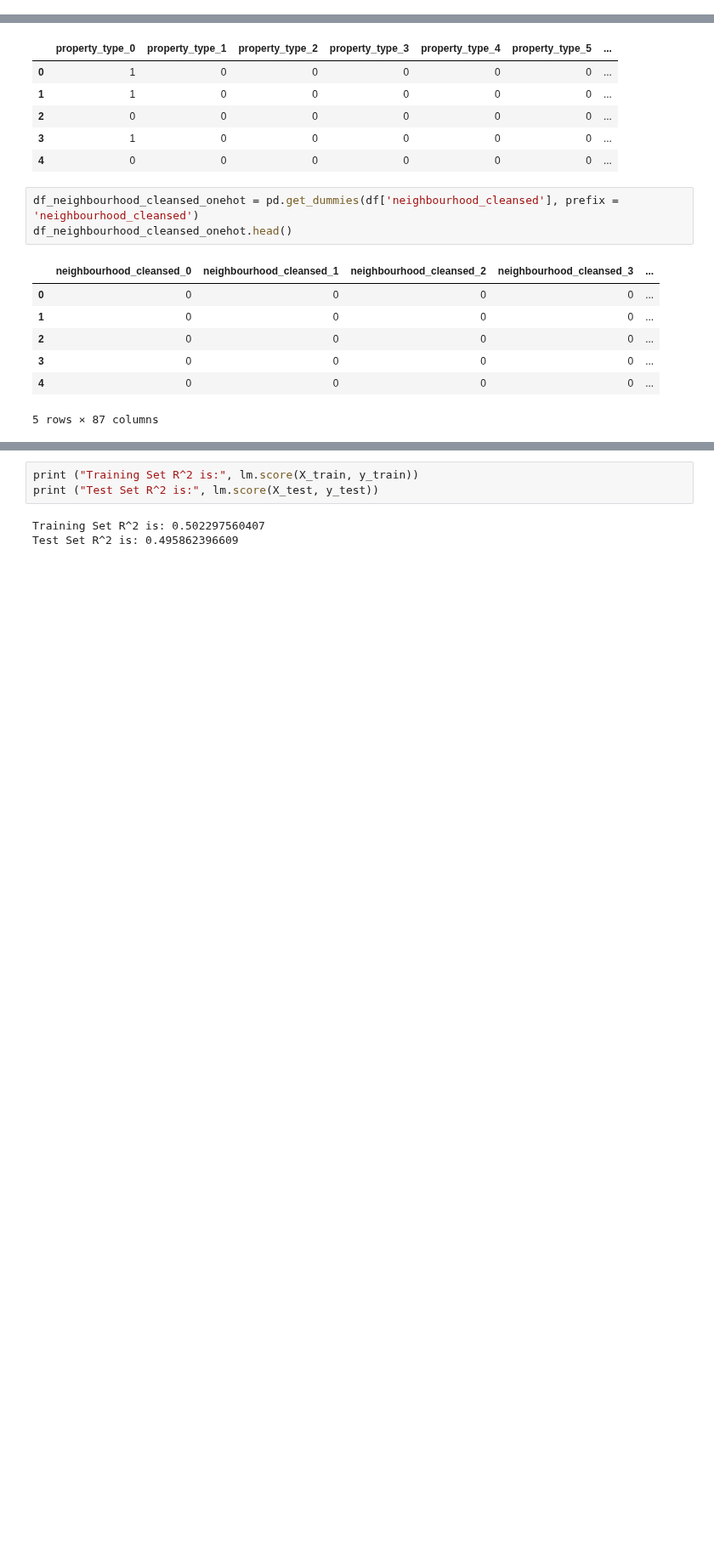
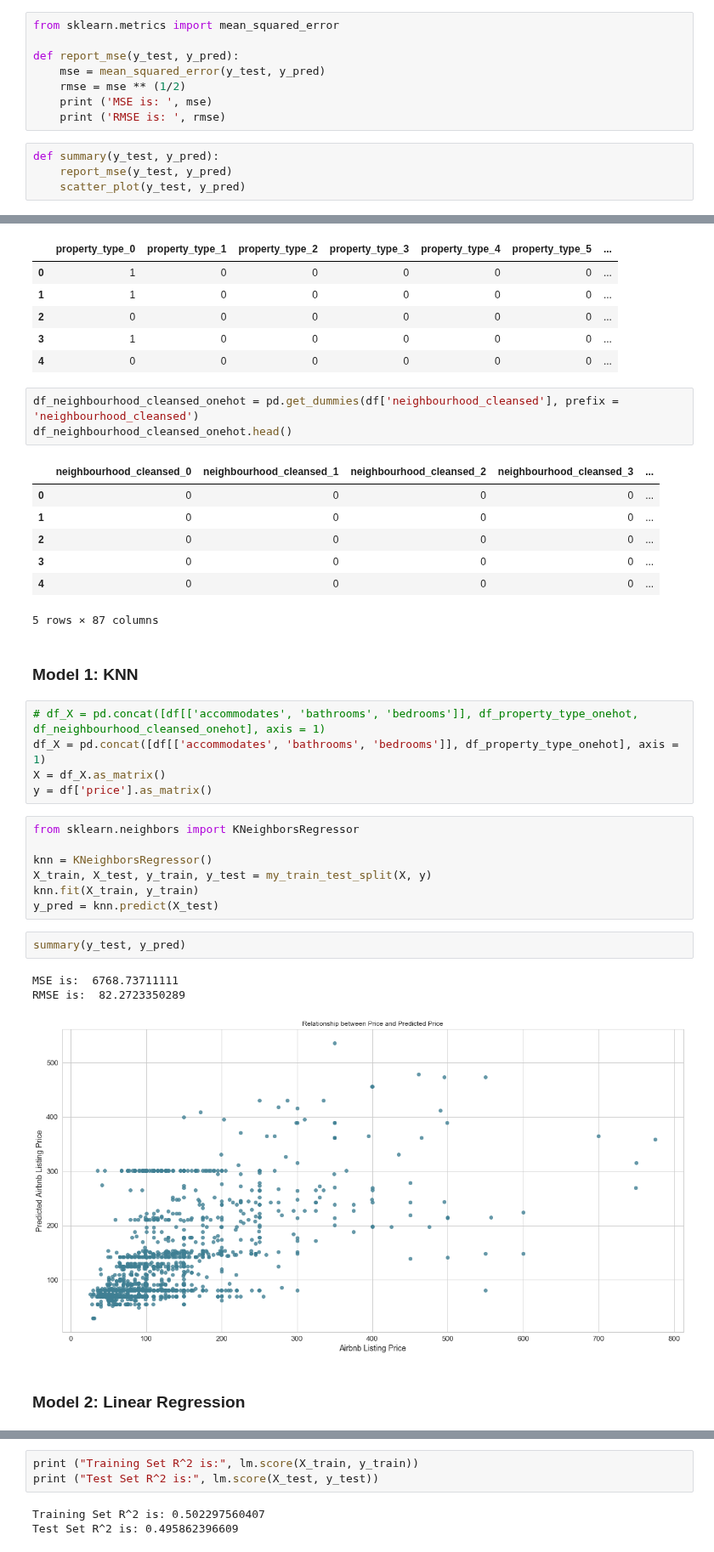
Before and after one commit to nicolechao/springboard-data-science, a Jupyter notebook: Capstone 1/Modeling/modeling.ipynb, the cells around one changed output, grey strips where cells are left out. Shown at 85% size. Cells and saved outputs as stored; diff of their text form; blank space fills up the shorter version.

```diff
--- a/Capstone 1/Modeling/modeling.ipynb
+++ b/Capstone 1/Modeling/modeling.ipynb
@@ -62,2 +88,14 @@ def get_sub_plot(width = 20, height = 10, label_font_size = 14, tick_font_size =
+# %%
+from sklearn.metrics import mean_squared_error
+
+def report_mse(y_test, y_pred):
+    mse = mean_squared_error(y_test, y_pred)
+    rmse = mse ** (1/2)
+    print ('MSE is: ', mse)
+    print ('RMSE is: ', rmse)
+# %%
+def summary(y_test, y_pred):
+    report_mse(y_test, y_pred)
+    scatter_plot(y_test, y_pred)
 # %% [markdown]
 ### Explore Data & Engineer Features
@@ -106,6 +120,28 @@ df_neighbourhood_cleansed_onehot.head()
 | 3 | 0 | 0 | 0 | 0 | ... |
 | 4 | 0 | 0 | 0 | 0 | ... |
 5 rows × 87 columns
+# %% [markdown]
+### Model 1: KNN
+# %%
+# df_X = pd.concat([df[['accommodates', 'bathrooms', 'bedrooms']], df_property_type_onehot, df_neighbourhood_cleansed_onehot], axis = 1)
+df_X = pd.concat([df[['accommodates', 'bathrooms', 'bedrooms']], df_property_type_onehot], axis = 1)
+X = df_X.as_matrix()
+y = df['price'].as_matrix()
+# %%
+from sklearn.neighbors import KNeighborsRegressor
+
+knn = KNeighborsRegressor()
+X_train, X_test, y_train, y_test = my_train_test_split(X, y)
+knn.fit(X_train, y_train)
+y_pred = knn.predict(X_test)
+# %%
+summary(y_test, y_pred)
+# %% [output]
+MSE is:  6768.73711111
+RMSE is:  82.2723350289
+[figure, added]
+# %% [markdown]
+### Model 2: Linear Regression
 # %%
 # df_X = pd.concat([df[['accommodates', 'bathrooms', 'bedrooms']], df_property_type_onehot, df_neighbourhood_cleansed_onehot], axis = 1)
 df_X = pd.concat([df[['accommodates', 'bathrooms', 'bedrooms']], df_property_type_onehot], axis = 1)
```
Also changed, not shown: parts of 21 cells of this notebook.
